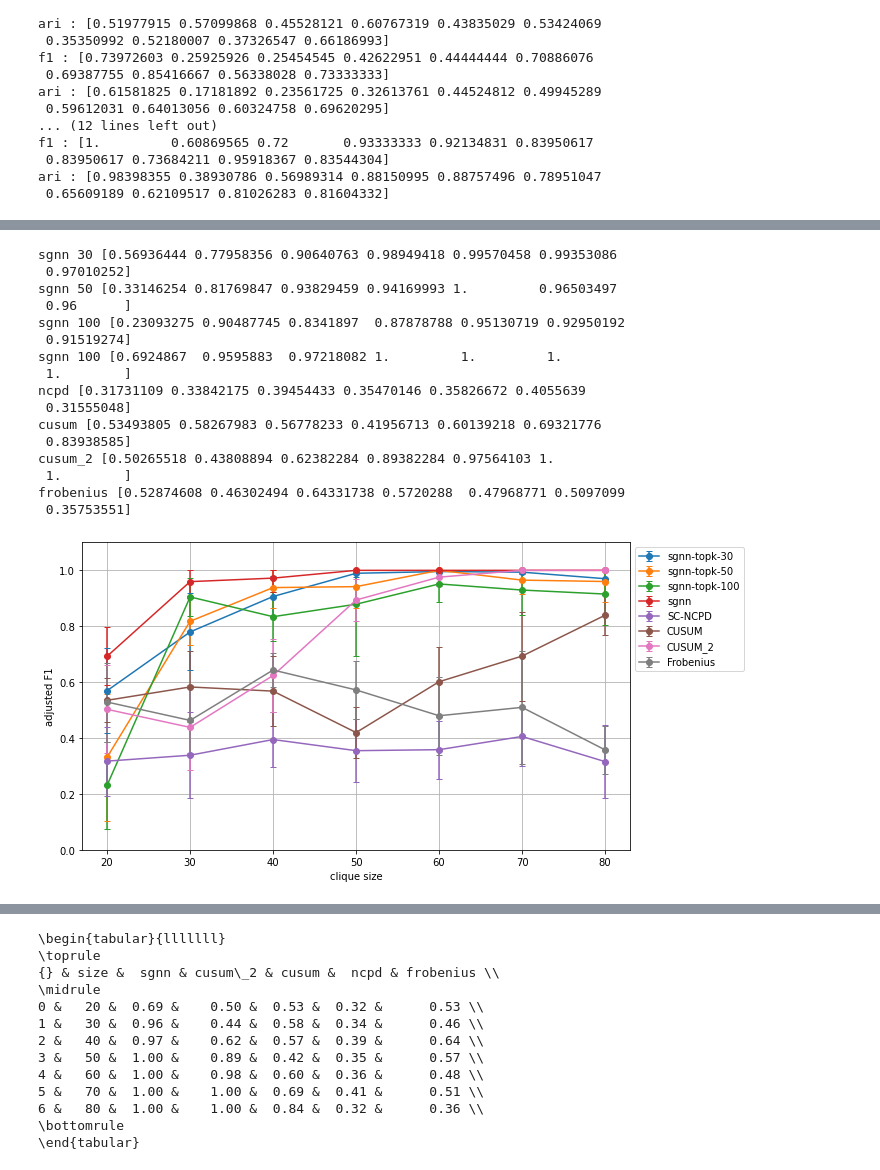
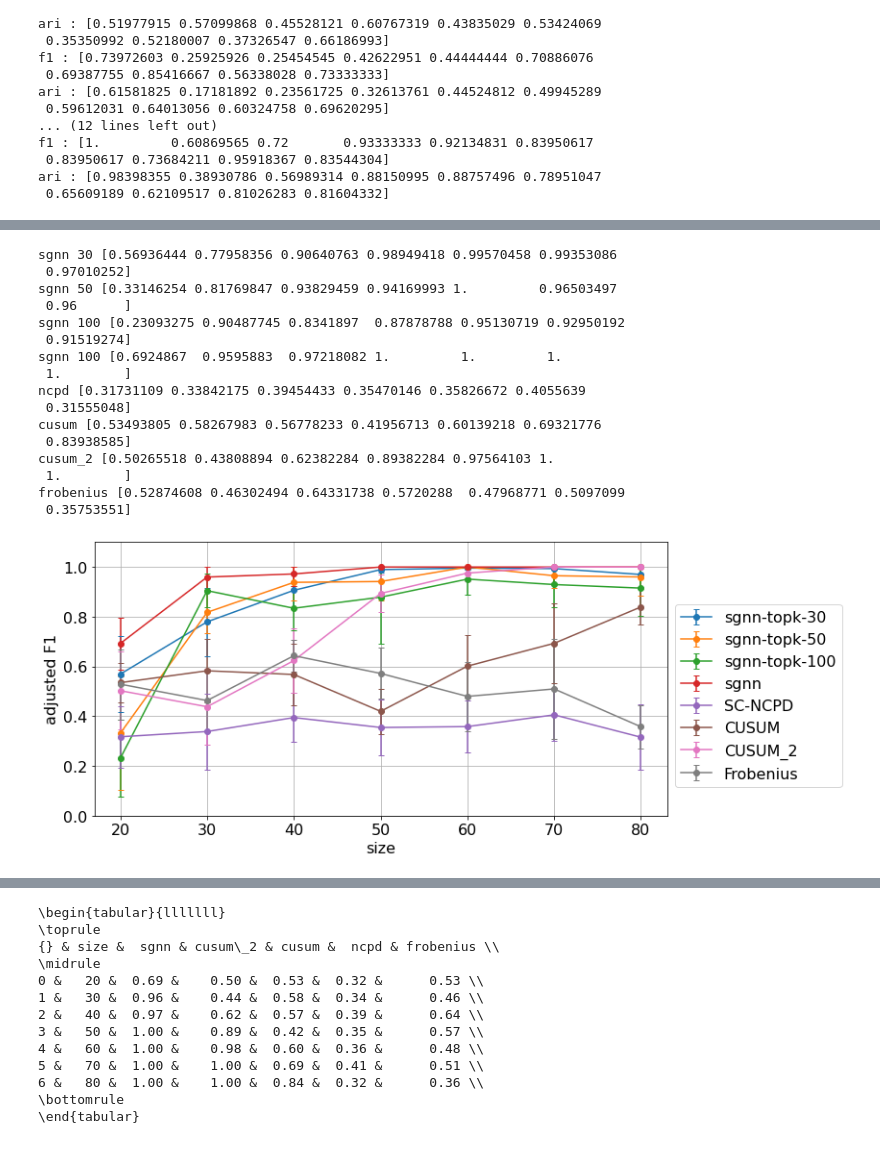
Before and after one commit to dsulem/DyNNet, a Jupyter notebook: notebooks/res_synth_multi.ipynb, the cells around one changed output, grey strips where cells are left out. Drawn from its saved outputs; the diff is of its cells as text; code cells hidden in the pictures.

```diff
--- a/notebooks/res_synth_multi.ipynb
+++ b/notebooks/res_synth_multi.ipynb
@@ -197,10 +198,11 @@ ari_perf = {}
 # %%
 # Plot averaged adjusted f1 scores over R repetitions
 #sizes = configs[0]['sizes_clique'][:len(f1_scores)]
+matplotlib.rcParams.update({'font.size': 16})
 sizes = [list_configs[i]['S'] for i in range(len(list_configs))]
 list_k = list_configs[0]['top_k']
 #, 'WL', 'LAD']
-fig, ax = plt.subplots(1, 1, figsize=(10,5))
+fig, ax = plt.subplots(1, 1, figsize=(12,5))
 idx = 0
 for key in ['sgnn','ncpd', 'cusum', 'cusum_2', 'frobenius']:#, 'wl', 'lad']:
     if key == 'sgnn':
@@ -227,36 +229,36 @@ for key in ['sgnn','ncpd', 'cusum', 'cusum_2', 'frobenius']:#, 'wl', 'lad']:
         ci = 1.96 * std /np.sqrt([len(list_f1_scores[i][key]) for i in range(len(list_f1_scores))])
         yerr = np.stack([ci * (f1 > ci) + f1 * (f1 <= ci), ci * (f1 + ci < 1.) + (1.- f1) * (f1 + ci >= 1.)], axis=0)
         ax.errorbar(sizes, f1, yerr=yerr, fmt='o-', capsize=3, label=methods[idx])
         print(key, f1)
 
     f1_perf[key] = f1
     idx+=1
-ax.legend(bbox_to_anchor=(1, 1))
+ax.legend(bbox_to_anchor=(1, 0.8))
 ax.grid(visible=True)
-ax.set_xlabel(rf'clique size')
+ax.set_xlabel(rf'size')
 ax.set_ylabel(rf'adjusted F1')
 ax.set_ylim(0,1.1)
 plt.tight_layout()
 plt.savefig(f"/data/kenlay/DyNNet/results/figures/multiple_synth_cps_f1.pdf", bbox_inches = 'tight')
 plt.show()
 # %% [output]
 sgnn 30 [0.56936444 0.77958356 0.90640763 0.98949418 0.99570458 0.99353086
  0.97010252]
 sgnn 50 [0.33146254 0.81769847 0.93829459 0.94169993 1.         0.96503497
  0.96      ]
 sgnn 100 [0.23093275 0.90487745 0.8341897  0.87878788 0.95130719 0.92950192
  0.91519274]
 sgnn 100 [0.6924867  0.9595883  0.97218082 1.         1.         1.
  1.        ]
 ncpd [0.31731109 0.33842175 0.39454433 0.35470146 0.35826672 0.4055639
  0.31555048]
 cusum [0.53493805 0.58267983 0.56778233 0.41956713 0.60139218 0.69321776
  0.83938585]
 cusum_2 [0.50265518 0.43808894 0.62382284 0.89382284 0.97564103 1.
  1.        ]
 frobenius [0.52874608 0.46302494 0.64331738 0.5720288  0.47968771 0.5097099
  0.35753551]
-[figure, old version]
+[figure, new version]
 # %%
 # Plot averaged ARI scores over R repetitions
 #sizes = configs[0]['sizes_clique'][:len(f1_scores)]
```
Also changed, not shown: parts of 4 cells of this notebook, 8 other files.
